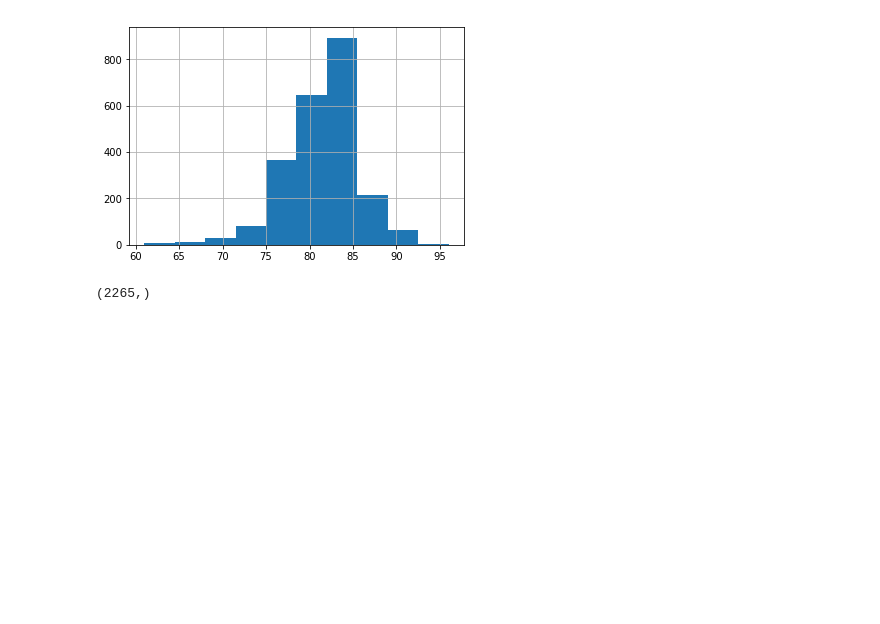
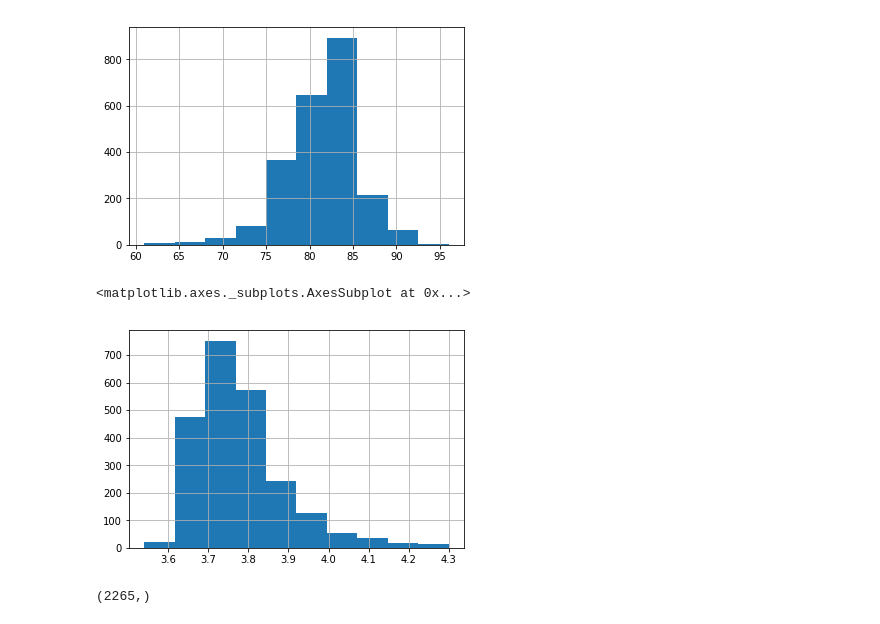
Before and after one commit to p-ai-org/p-music, a Jupyter notebook: top_5000_exploration.ipynb, the cells around one changed output. Drawn from its saved outputs; the diff is of its cells as text; code cells hidden in the pictures; blank space fills up the shorter version.

```diff
--- a/top_5000_exploration.ipynb
+++ b/top_5000_exploration.ipynb
@@ -89,6 +88,11 @@ df_merged['AOTY User Score'].hist()
 # %% [output]
 <matplotlib.axes._subplots.AxesSubplot at 0x...>
 [figure]
+# %%
+df_merged['Average Rating'].hist()
+# %% [output]
+<matplotlib.axes._subplots.AxesSubplot at 0x...>
+[figure, added]
 # %%
 #Number of albums, number of rows
 df_merged['Album'].unique().shape
```
Also changed, not shown: parts of 4 cells of this notebook, 1 other file.
